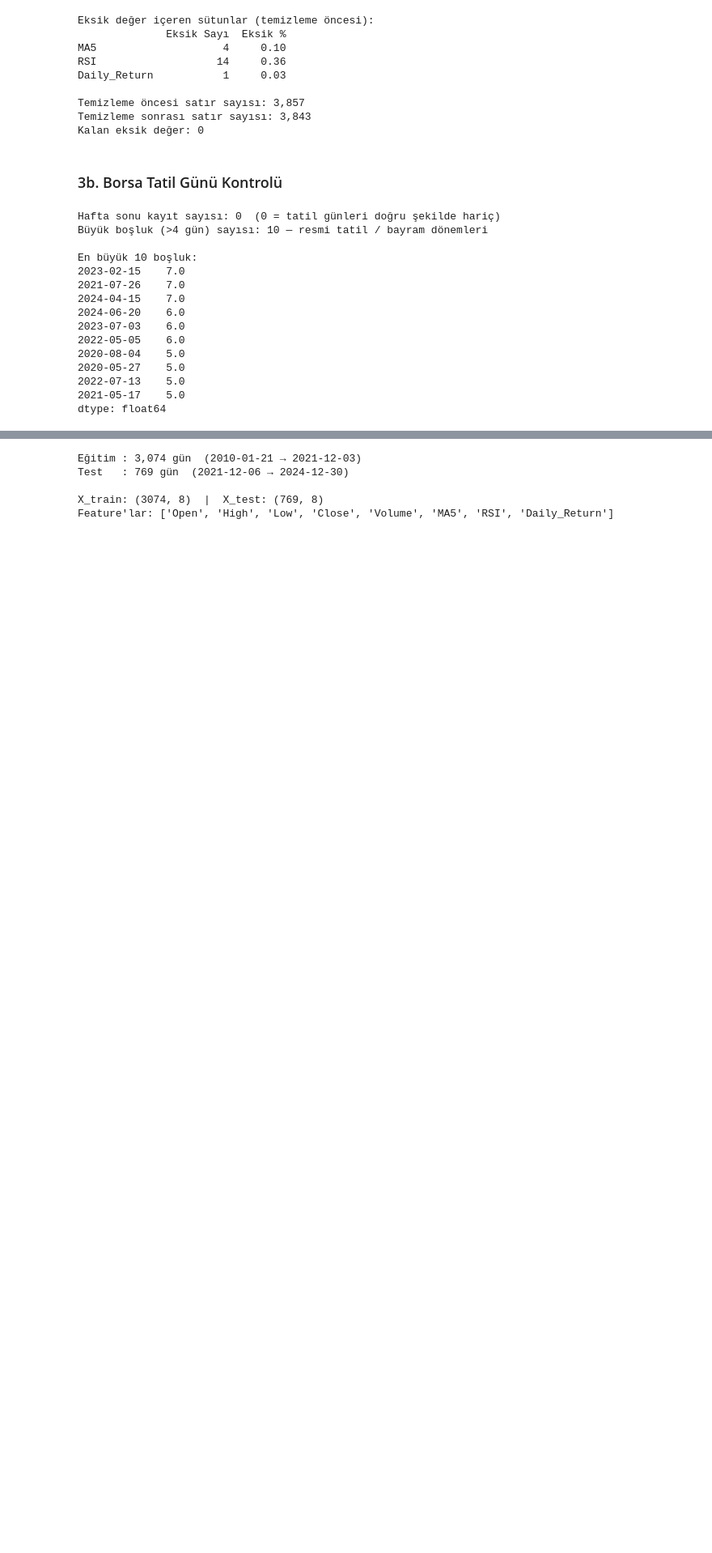
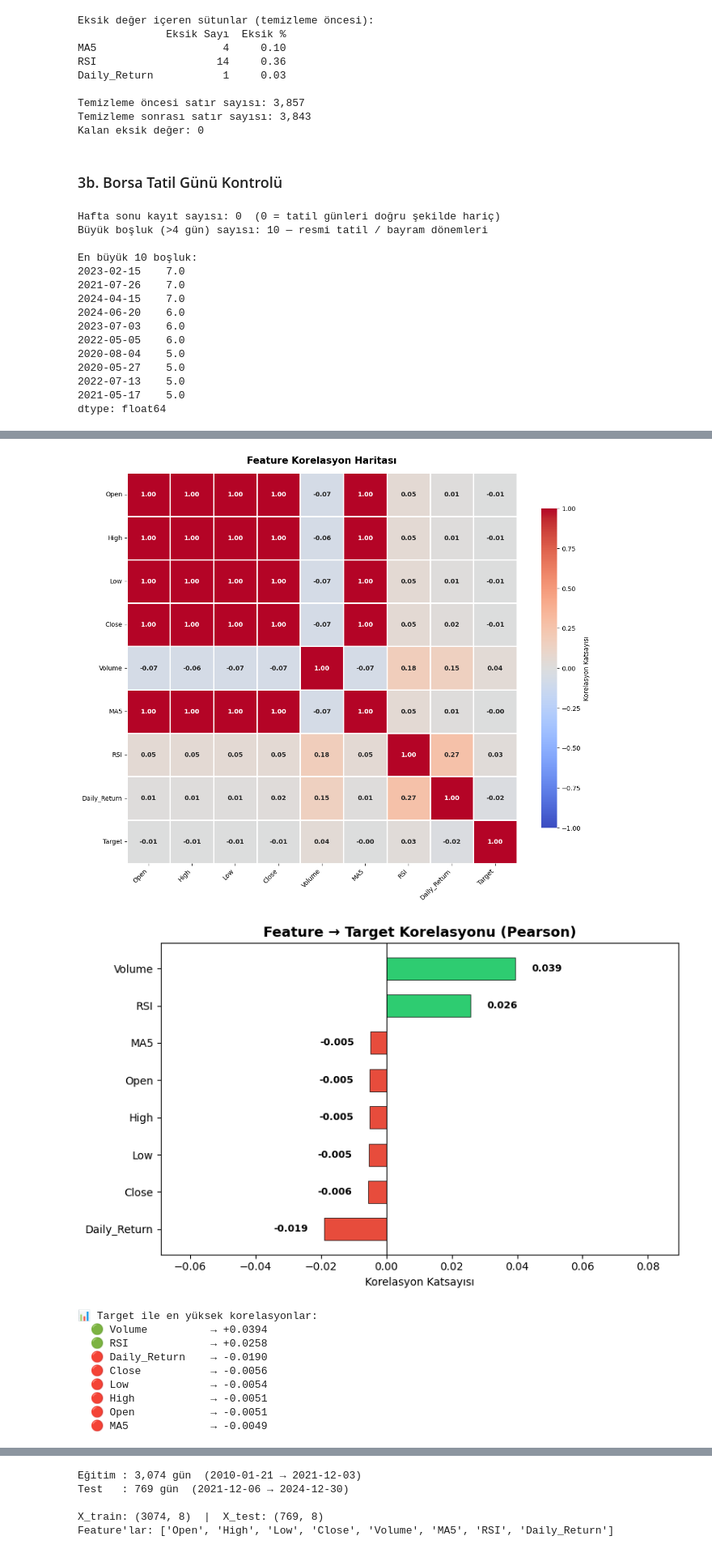
Before and after one commit to CarpeDiem0110/stock_trend_prediction, a Jupyter notebook: stock_analysis.ipynb, the cells around one changed output, grey strips where cells are left out. Shown at 81% size. Saved outputs shown, nothing was run; the diff lists cells and outputs as text; code cells hidden in the pictures; blank space fills up the shorter version.

```diff
--- a/stock_analysis.ipynb
+++ b/stock_analysis.ipynb
@@ -210,3 +214,59 @@ dtype: float64
+# %%
+import seaborn as sns
+import numpy as np
+
+# ── 1) TÜM FEATURE'LAR ARASI KORELASYON HARİTASI ────────────────────────────
+corr_matrix = model_df.corr()
+
+fig, ax = plt.subplots(figsize=(12, 10))
+sns.heatmap(corr_matrix, annot=True, fmt='.2f',
+            cmap='coolwarm', center=0, vmin=-1, vmax=1,
+            square=True, linewidths=1, linecolor='white',
+            annot_kws={'size': 10, 'fontweight': 'bold'},
+            cbar_kws={'shrink': 0.8, 'label': 'Korelasyon Katsayısı'},
+            ax=ax)
+ax.set_title('Feature Korelasyon Haritası', fontsize=15, fontweight='bold', pad=15)
+ax.set_xticklabels(ax.get_xticklabels(), rotation=45, ha='right', fontsize=10)
+ax.set_yticklabels(ax.get_yticklabels(), rotation=0, fontsize=10)
+plt.tight_layout()
+plt.show()
+
+# ── 2) TARGET İLE KORELASYON (sıralı bar chart) ─────────────────────────────
+target_corr = corr_matrix['Target'].drop('Target').sort_values(ascending=True)
+
+fig, ax = plt.subplots(figsize=(8, 5))
+colors = ['#e74c3c' if v < 0 else '#2ecc71' for v in target_corr.values]
+bars = ax.barh(target_corr.index, target_corr.values, color=colors,
+               edgecolor='black', linewidth=0.5, height=0.6)
+ax.set_title('Feature → Target Korelasyonu (Pearson)', fontsize=13, fontweight='bold')
+ax.set_xlabel('Korelasyon Katsayısı')
+ax.axvline(0, color='black', lw=0.8)
+
+for i, val in enumerate(target_corr.values):
+    offset = 0.005 if val >= 0 else -0.005
+    ha = 'left' if val >= 0 else 'right'
+    ax.text(val + offset, i, f'{val:.3f}', va='center', ha=ha, fontsize=9, fontweight='bold')
+
+ax.set_xlim(min(target_corr.values) - 0.05, max(target_corr.values) + 0.05)
+plt.tight_layout()
+plt.show()
+
+print("📊 Target ile en yüksek korelasyonlar:")
+for name, val in target_corr.abs().sort_values(ascending=False).items():
+    arrow = "🟢" if corr_matrix.loc[name, 'Target'] > 0 else "🔴"
+    print(f"  {arrow} {name:15s} → {corr_matrix.loc[name, 'Target']:+.4f}")
+# %% [output]
+[figure, added]
+[figure, added]
+📊 Target ile en yüksek korelasyonlar:
+  🟢 Volume          → +0.0394
+  🟢 RSI             → +0.0258
+  🔴 Daily_Return    → -0.0190
+  🔴 Close           → -0.0056
+  🔴 Low             → -0.0054
+  🔴 High            → -0.0051
+  🔴 Open            → -0.0051
+  🔴 MA5             → -0.0049
 # %% [markdown]
 ## Görev 4 — Model Eğitimi & Değerlendirme
 
```
Also changed, not shown: parts of 6 cells of this notebook, 3 other files.
